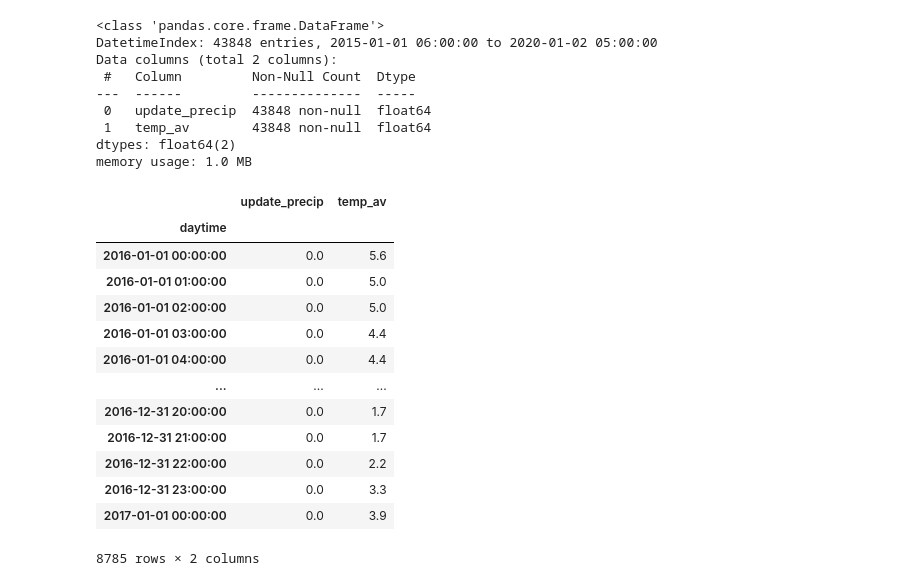
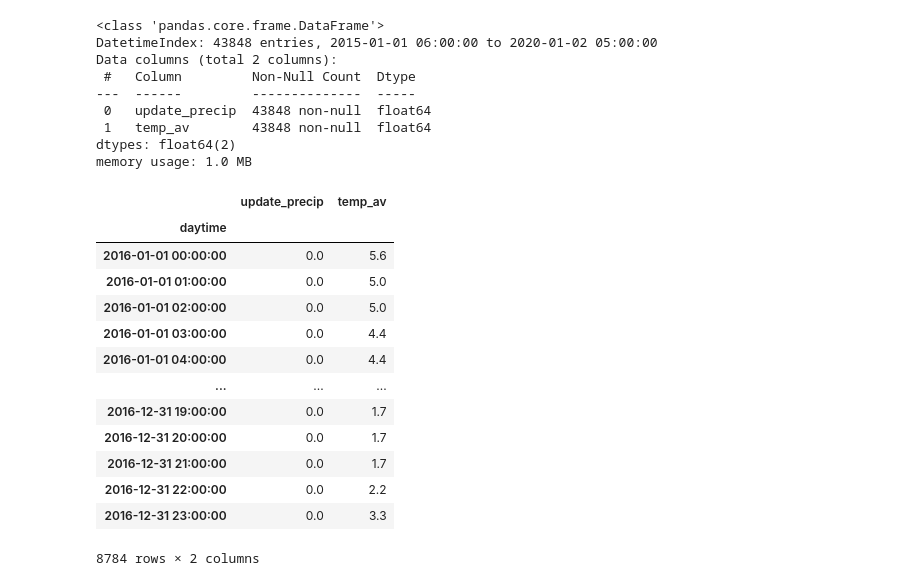
Before and after one commit to MoritzWagner13/Machine-Learning, a Jupyter notebook: Predictions.ipynb, the cells around one changed output. Drawn from its saved outputs; the diff is of its cells as text; code cells hidden in the pictures.

```diff
--- a/Predictions.ipynb
+++ b/Predictions.ipynb
@@ -94,23 +107,23 @@ Data columns (total 2 columns):
 dtypes: float64(2)
 memory usage: 1.0 MB
 # %%
-weatherhour = weatherhour.loc['2016-01-01 00:00:00' : '2017-01-01 00:00:00']
+weatherhour = weatherhour.loc['2016-01-01 00:00:00' : '2016-12-31 23:00:00']
 weatherhour
 # %% [output]
 |  | update_precip | temp_av |
 | daytime |  |  |
 | 2016-01-01 00:00:00 | 0.0 | 5.6 |
 | 2016-01-01 01:00:00 | 0.0 | 5.0 |
 | 2016-01-01 02:00:00 | 0.0 | 5.0 |
 | 2016-01-01 03:00:00 | 0.0 | 4.4 |
 | 2016-01-01 04:00:00 | 0.0 | 4.4 |
 | ... | ... | ... |
+| 2016-12-31 19:00:00 | 0.0 | 1.7 |
 | 2016-12-31 20:00:00 | 0.0 | 1.7 |
 | 2016-12-31 21:00:00 | 0.0 | 1.7 |
 | 2016-12-31 22:00:00 | 0.0 | 2.2 |
 | 2016-12-31 23:00:00 | 0.0 | 3.3 |
-| 2017-01-01 00:00:00 | 0.0 | 3.9 |
-8785 rows × 2 columns
+8784 rows × 2 columns
 # %%
 pred_model_joint = pred_model_counts.join(weatherhour, how="left")
 pred_model_joint
```
Also changed, not shown: parts of 24 cells of this notebook.
